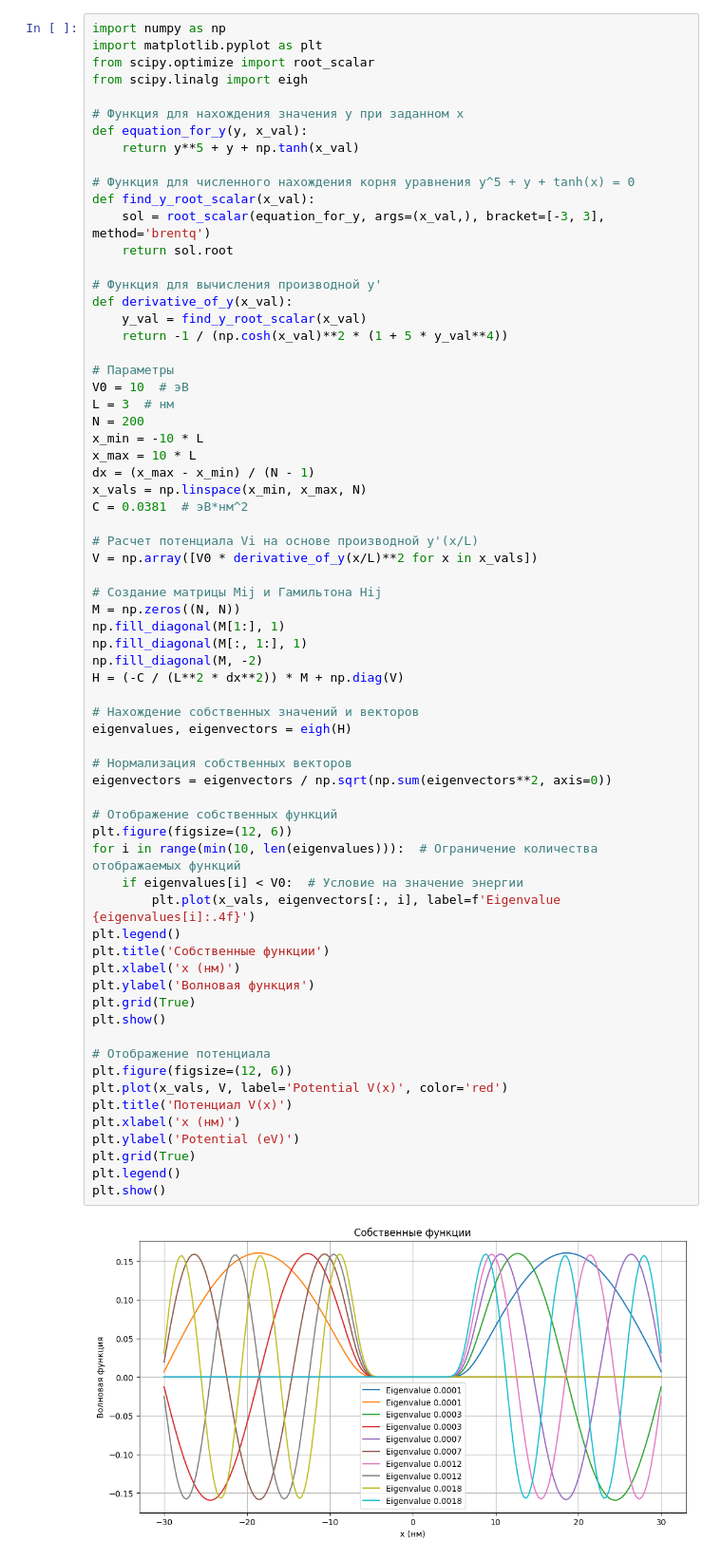
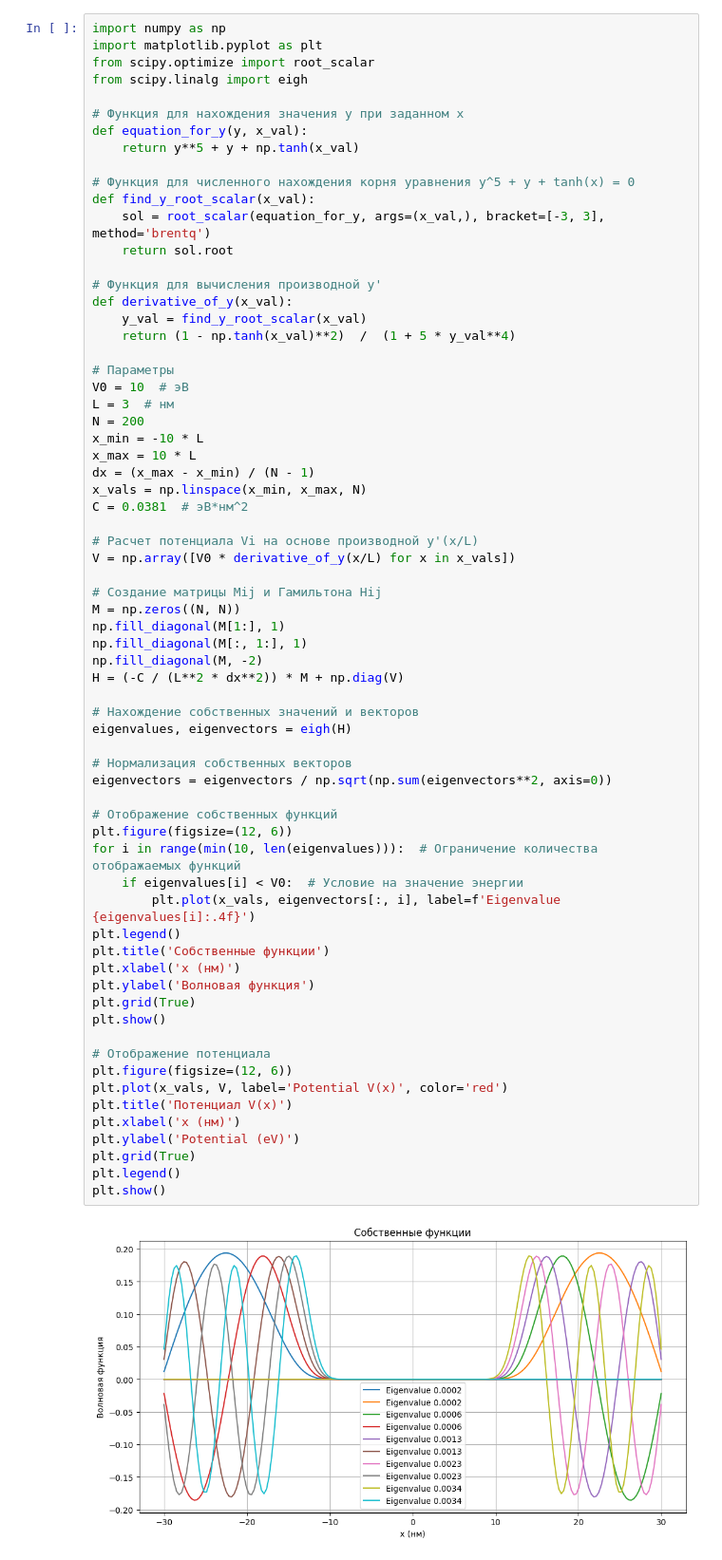
Before and after one commit to Andorfim/NanostructurePhysics, a Jupyter notebook: Lab2_v2.ipynb, the cells around one changed output. Shown: that part at 95% size. Saved outputs shown, nothing was run; the diff lists cells and outputs as text.

```diff
--- a/Lab2_v2.ipynb
+++ b/Lab2_v2.ipynb
@@ -18,7 +18,7 @@ def find_y_root_scalar(x_val):
 # Функция для вычисления производной y'
 def derivative_of_y(x_val):
     y_val = find_y_root_scalar(x_val)
-    return -1 / (np.cosh(x_val)**2 * (1 + 5 * y_val**4))
+    return (1 - np.tanh(x_val)**2)  /  (1 + 5 * y_val**4)
 
 # Параметры
 V0 = 10  # эВ
@@ -31,7 +31,7 @@ x_vals = np.linspace(x_min, x_max, N)
 C = 0.0381  # эВ*нм^2
 
 # Расчет потенциала Vi на основе производной y'(x/L)
-V = np.array([V0 * derivative_of_y(x/L)**2 for x in x_vals])
+V = np.array([V0 * derivative_of_y(x/L) for x in x_vals])
 
 # Создание матрицы Mij и Гамильтона Hij
 M = np.zeros((N, N))
@@ -41,31 +41,31 @@ np.fill_diagonal(M, -2)
 H = (-C / (L**2 * dx**2)) * M + np.diag(V)
 
 # Нахождение собственных значений и векторов
 eigenvalues, eigenvectors = eigh(H)
 
 # Нормализация собственных векторов
 eigenvectors = eigenvectors / np.sqrt(np.sum(eigenvectors**2, axis=0))
 
 # Отображение собственных функций
 plt.figure(figsize=(12, 6))
 for i in range(min(10, len(eigenvalues))):  # Ограничение количества отображаемых функций
     if eigenvalues[i] < V0:  # Условие на значение энергии
         plt.plot(x_vals, eigenvectors[:, i], label=f'Eigenvalue {eigenvalues[i]:.4f}')
 plt.legend()
 plt.title('Собственные функции')
 plt.xlabel('x (нм)')
 plt.ylabel('Волновая функция')
 plt.grid(True)
 plt.show()
 
 # Отображение потенциала
 plt.figure(figsize=(12, 6))
 plt.plot(x_vals, V, label='Potential V(x)', color='red')
 plt.title('Потенциал V(x)')
 plt.xlabel('x (нм)')
 plt.ylabel('Potential (eV)')
 plt.grid(True)
 plt.legend()
 plt.show()
 # %% [output]
-[figure, old version]
+[figure, new version]
```
Also changed, not shown: parts of 1 cell of this notebook.
